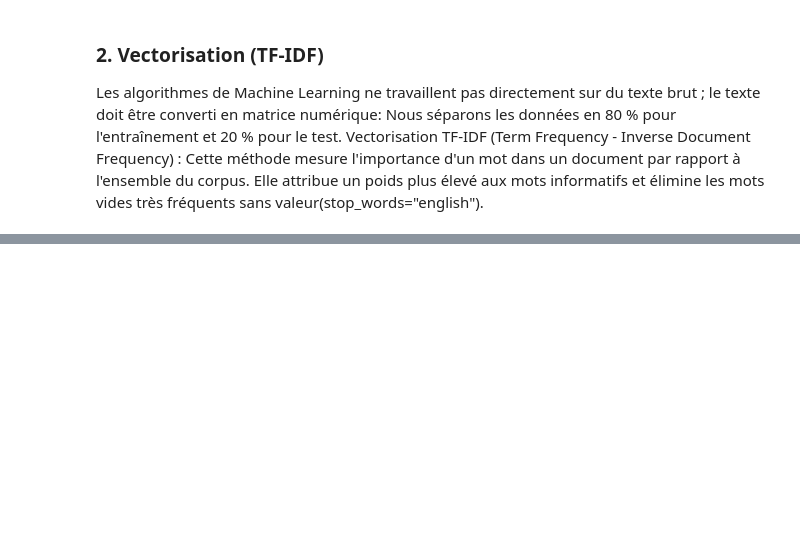
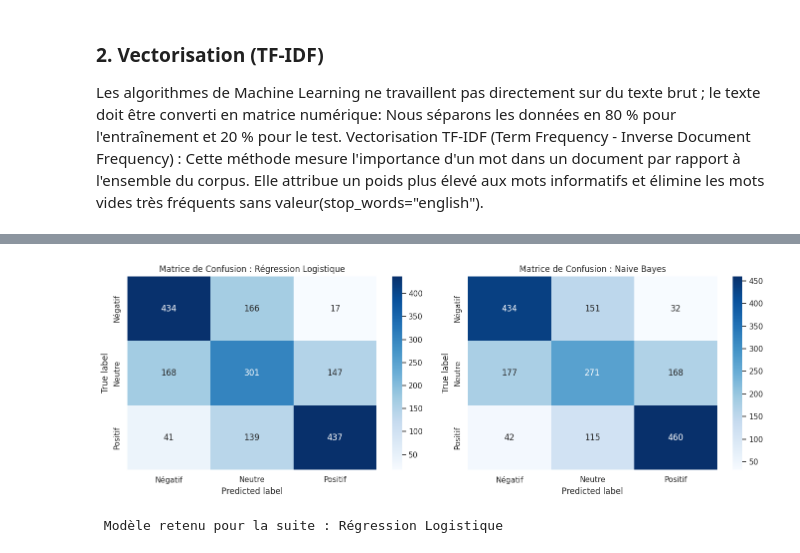
Before and after one commit to pmlade23-droid/Analyse-Sentiment-IMDb., a Jupyter notebook: projet.ipynb, the cells around one changed output, grey strips where cells are left out. Saved outputs shown, nothing was run; the diff lists cells and outputs as text; code cells hidden in the pictures; blank space fills up the shorter version.

```diff
--- a/projet.ipynb
+++ b/projet.ipynb
@@ -312,0 +196,16 @@ test en temps réel des performances du modèle entraîné sur de nouveaux avis
+# %%
+from sklearn.linear_model import LogisticRegression
+from sklearn.naive_bayes import MultinomialNB
+
+# Entraînement Naive Bayes
+model_nb = MultinomialNB()
+model_nb.fit(X_train_tfidf, y_train)
+
+# Entraînement Régression Logistique
+model_lr = LogisticRegression(max_iter=1000)
+model_lr.fit(X_train_tfidf, y_train)
+
+# Sélection du modèle retenu
+meilleur_modele = model_lr
+
+print("Modèles entraînés avec succés.")
@@ -312,0 +261,50 @@ test en temps réel des performances du modèle entraîné sur de nouveaux avis
+# %%
+import matplotlib.pyplot as plt
+import seaborn as sns
+from sklearn.metrics import classification_report, confusion_matrix
+
+classes = ["Négatif", "Neutre", "Positif"]
+
+# 1. Rapports de classification détaillés
+print("=== RAPPORT DE CLASSIFICATION : Régression Logistique ===")
+print(classification_report(y_test, y_pred_lr))
+
+print("\n=== RAPPORT DE CLASSIFICATION : Naive Bayes ===")
+print(classification_report(y_test, y_pred_nb))
+
+# 2. Affichage des deux matrices de confusion côte à côte
+fig, axes = plt.subplots(1, 2, figsize=(14, 5))
+
+# Matrice Régression Logistique
+cm_lr = confusion_matrix(y_test, y_pred_lr, labels=classes)
+sns.heatmap(
+    cm_lr,
+    annot=True,
+    fmt="d",
+    cmap="Blues",
+    xticklabels=classes,
+    yticklabels=classes,
+    ax=axes[0],
+)
+axes[0].set_title("Matrice de Confusion : Régression Logistique")
+axes[0].set_xlabel("Predicted label")
+axes[0].set_ylabel("True label")
+
+# Matrice Naive Bayes
+cm_nb = confusion_matrix(y_test, y_pred_nb, labels=classes)
+sns.heatmap(
+    cm_nb,
+    annot=True,
+    fmt="d",
+    cmap="Blues",
+    xticklabels=classes,
+    yticklabels=classes,
+    ax=axes[1],
+)
+axes[1].set_title("Matrice de Confusion : Naive Bayes")
+axes[1].set_xlabel("Predicted label")
+axes[1].set_ylabel("True label")
+
+plt.tight_layout()
+plt.show()
+# %% [output]
@@ -312,0 +328,13 @@ test en temps réel des performances du modèle entraîné sur de nouveaux avis
+[figure, added]
+# %%
+# Sélection automatique du meilleur modèle basé sur le F1-Score
+if df_comparaison.loc["Régression Logistique", "F1-Score (Macro)"] >= df_comparaison.loc["Naive Bayes", "F1-Score (Macro)"]:
+    meilleur_modele = model_lr
+    nom_meilleur_modele = "Régression Logistique"
+else:
+    meilleur_modele = model_nb
+    nom_meilleur_modele = "Naive Bayes"
+
+print(f"\n Modèle retenu pour la suite : {nom_meilleur_modele}")
+# %% [output]
+ Modèle retenu pour la suite : Régression Logistique
```
Also changed, not shown: parts of 20 cells of this notebook.
